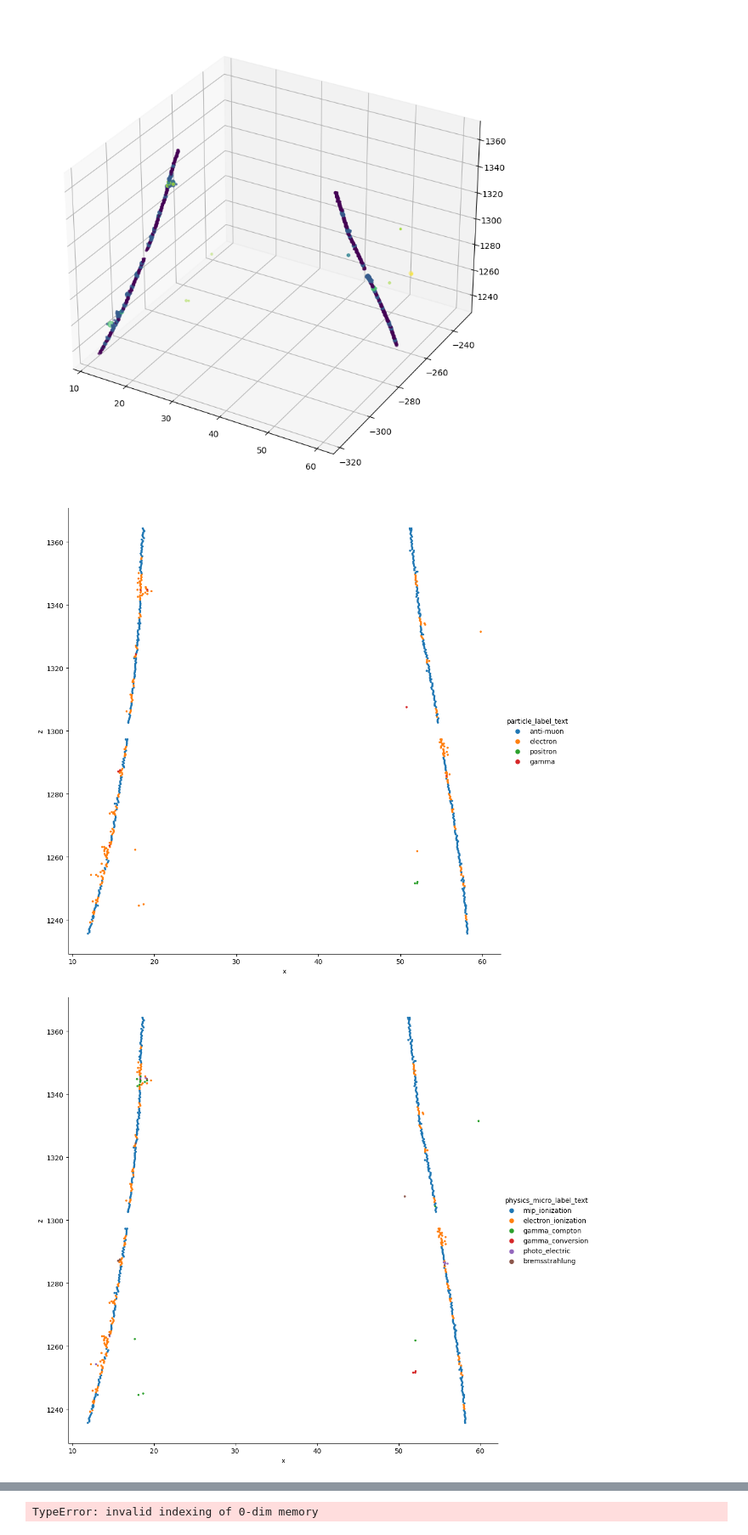
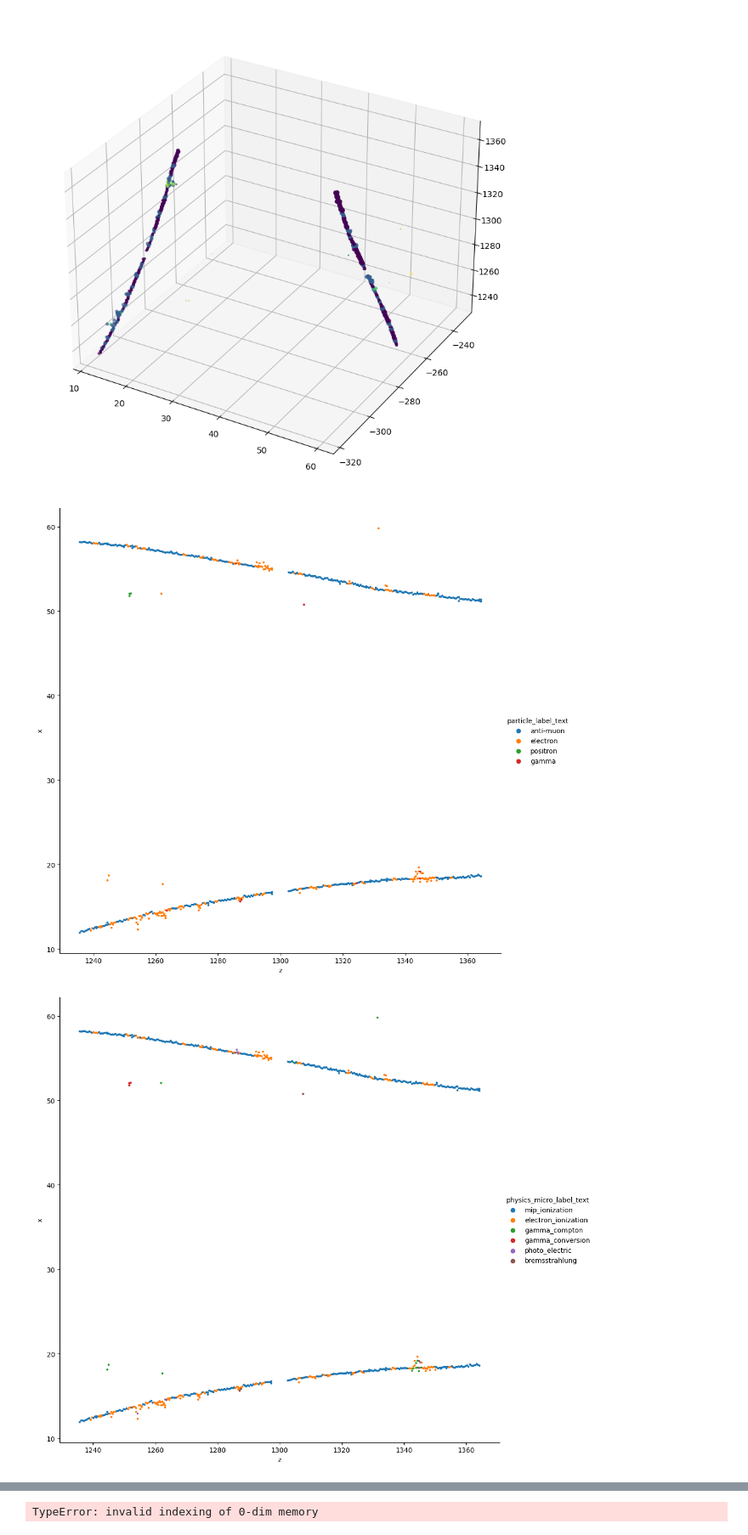
Before and after one commit to Neutron-Calibration-in-DUNE/ArrakisND, a Jupyter notebook: notebooks/test_arrakis.ipynb, the cells around one changed output, grey strips where cells are left out. Shown at 85% size. Drawn from its saved outputs; the diff is of its cells as text; code cells hidden in the pictures.

```diff
--- a/notebooks/test_arrakis.ipynb
+++ b/notebooks/test_arrakis.ipynb
@@ -92,7 +99,7 @@ ax.scatter(x,y,z,c=physics_micro_labels,s=q*10)
 # %%
 sn.relplot(
     data=df,
-    x="x", y="z",
+    x="z", y="x",
     hue="particle_label_text",
     linewidth=0,
     s=10,
@@ -100,20 +107,20 @@ sn.relplot(
 )
 plt.show()
 # %% [output]
-[figure, old version]
+[figure, new version]
 # %%
 sn.relplot(
     data=df,
-    x="x", y="z",
+    x="z", y="x",
     hue="physics_micro_label_text",
     linewidth=0,
     s=10,
     height=10
 
 )
 plt.show()
 # %% [output]
-[figure, old version]
+[figure, new version]
 # %%
 sn.relplot(
     data=df,
```
Also changed, not shown: parts of 8 cells of this notebook, 1 other file.
